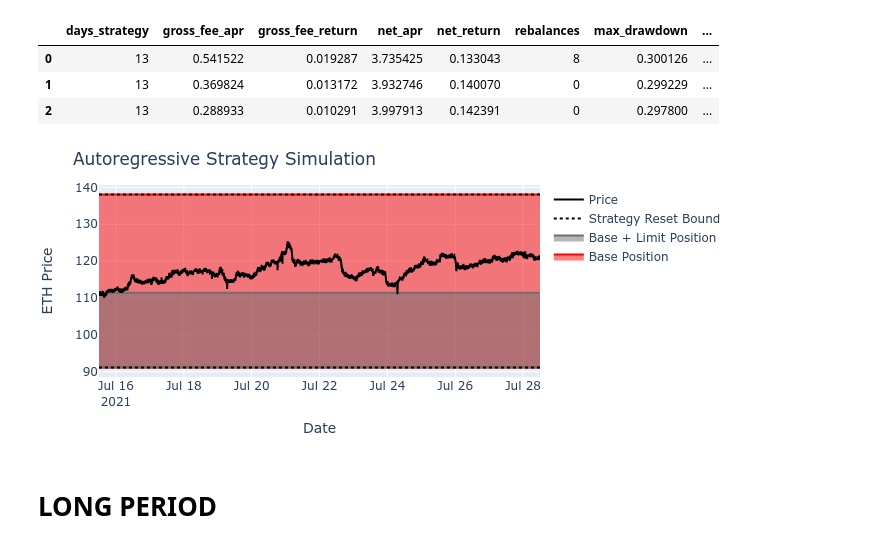
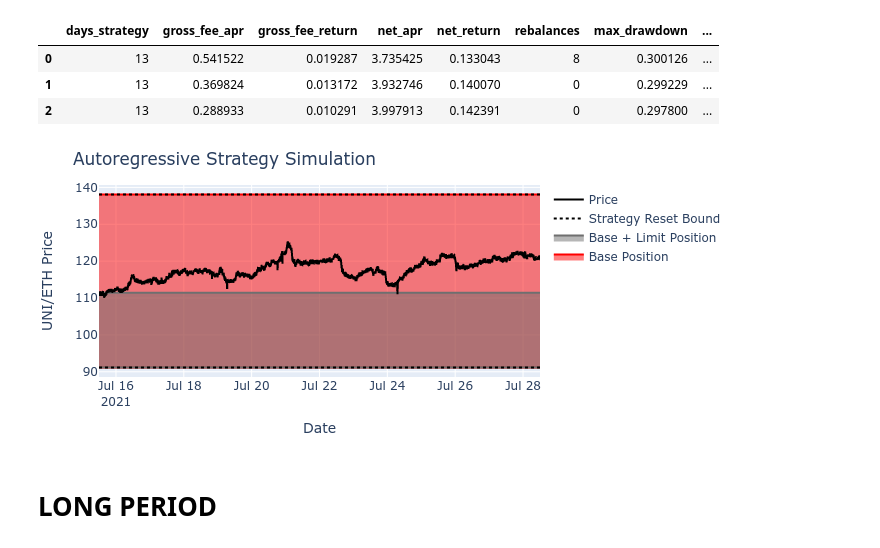
Before and after one commit to ricardgardella/active-strategy-framework, a Jupyter notebook: UniswapSimulation.ipynb, the cells around one changed output. Saved outputs shown, nothing was run; the diff lists cells and outputs as text; code cells hidden in the pictures.

```diff
--- a/UniswapSimulation.ipynb
+++ b/UniswapSimulation.ipynb
@@ -175,35 +175,35 @@ fig_strategy.add_trace(go.Scatter(
     fill='tonexty', # fill area between trace0 and trace1
     mode='lines', line_color='#6f6f6f',))
 
 fig_strategy.add_trace(go.Scatter(
     x=data_strategy_long['time'],
     y=1/data_strategy_long['reset_range_lower'],
     name='Strategy Reset Bound',
     line=dict(width=2,dash='dot',color='black')))
 
 fig_strategy.add_trace(go.Scatter(
     x=data_strategy_long['time'],
     y=1/data_strategy_long['reset_range_upper'],
     showlegend = False,
     line=dict(width=2,dash='dot',color='black',)))
 
 fig_strategy.add_trace(go.Scatter(
     x=data_strategy_long['time'],
     y=data_strategy_long['price_1_0'],
     name='Price',
     line=dict(width=2,color='black')))
 
 fig_strategy.update_layout(
     margin=dict(l=20, r=20, t=40, b=20),
     height= CHART_SIZE,
     title = 'Autoregressive Strategy Simulation',
     xaxis_title="Date",
-    yaxis_title="ETH Price",
+    yaxis_title="UNI/ETH Price",
 )
 
 fig_strategy.show(renderer="png")
 # %% [output]
-[figure, old version]
+[figure, new version]
 # %% [markdown]
 # LONG PERIOD
 # %%
```
